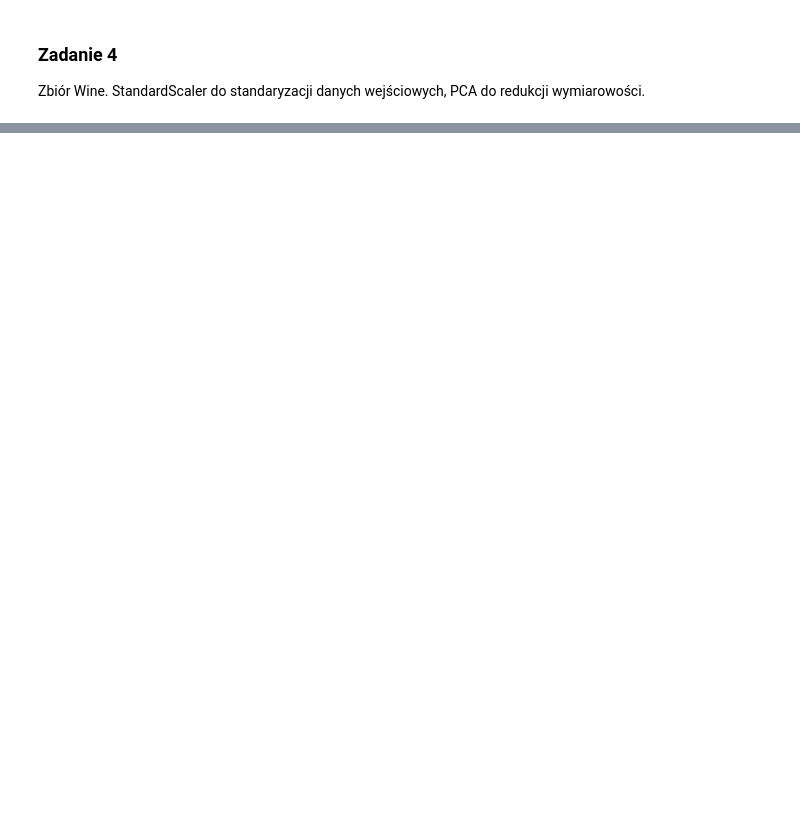
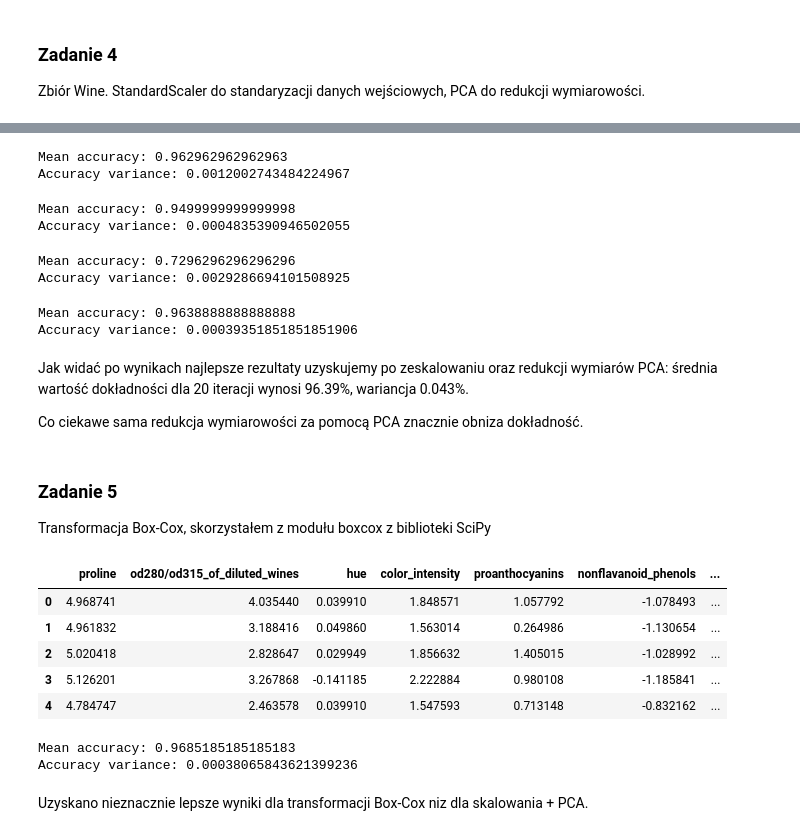
Before and after one commit to FilipKatulski/machine-learning, a Jupyter notebook: LAB5/lab5.ipynb, the cells around one changed output, grey strips where cells are left out. Drawn from its saved outputs; the diff is of its cells as text; code cells hidden in the pictures; blank space fills up the shorter version.

```diff
--- a/LAB5/lab5.ipynb
+++ b/LAB5/lab5.ipynb
@@ -112,3 +112,12 @@ Zbiór Wine. StandardScaler do standaryzacji danych wejściowych, PCA do redukcj
 # %%
 from sklearn.preprocessing import StandardScaler
 from sklearn.decomposition import PCA
+# %%
+wine_df = load_wine(as_frame=True)
+
+scaler = StandardScaler()
+pca = PCA(n_components=2) # 2D
+
+wine_scaled_df = pd.DataFrame(scaler.fit_transform(wine_df['frame'].drop(columns=['target'])), columns=wine_df['frame'].drop(columns=['target']).columns).join(wine_df['frame']['target'])
+wine_pca_df = pd.DataFrame(pca.fit(wine_df['frame'].drop(columns=['target'])).transform(wine_df['frame'].drop(columns=['target'])), columns=['feature1', 'feature2']).join(wine_df['frame']['target'])
+wine_pca_scaled_df = pd.DataFrame(pca.fit(wine_scaled_df.drop(columns=['target'])).transform(wine_scaled_df.drop(columns=['target'])), columns=['feature1', 'feature2']).join(wine_scaled_df['target'])
@@ -114,0 +146,28 @@ from sklearn.decomposition import PCA
+# %%
+classification_wine(wine_df['frame'])
+# %% [output]
+Mean accuracy: 0.962962962962963
+Accuracy variance: 0.0012002743484224967
+# %%
+classification_wine(wine_scaled_df)
+# %% [output]
+Mean accuracy: 0.9499999999999998
+Accuracy variance: 0.0004835390946502055
+# %%
+classification_wine(wine_pca_df)
+# %% [output]
+Mean accuracy: 0.7296296296296296
+Accuracy variance: 0.0029286694101508925
+# %%
+classification_wine(wine_pca_scaled_df)
+# %% [output]
+Mean accuracy: 0.9638888888888888
+Accuracy variance: 0.00039351851851851906
+# %% [markdown]
+Jak widać po wynikach najlepsze rezultaty uzyskujemy po zeskalowaniu oraz redukcji wymiarów PCA: średnia wartość dokładności dla 20 iteracji wynosi 96.39%, wariancja 0.043%.
+
+Co ciekawe sama redukcja wymiarowości za pomocą PCA znacznie obniza dokładność.
+# %% [markdown]
+### Zadanie 5
+
+Transformacja Box-Cox, skorzystałem z modułu boxcox z biblioteki SciPy
@@ -114,0 +176,24 @@ from sklearn.decomposition import PCA
+# %%
+boxcox_df = pd.DataFrame([])
+tmp_df = wine_df['frame'].drop(columns=['target'])
+for column in tmp_df.columns:
+    transformed = pd.DataFrame(boxcox(tmp_df[column])[0], columns=[column])
+    boxcox_df=transformed.join(boxcox_df)
+
+boxcox_df=boxcox_df.join(wine_df['frame']['target'])
+# %%
+boxcox_df.head()
+# %% [output]
+|  | proline | od280/od315_of_diluted_wines | hue | color_intensity | proanthocyanins | nonflavanoid_phenols | ... |
+| 0 | 4.968741 | 4.035440 | 0.039910 | 1.848571 | 1.057792 | -1.078493 | ... |
+| 1 | 4.961832 | 3.188416 | 0.049860 | 1.563014 | 0.264986 | -1.130654 | ... |
+| 2 | 5.020418 | 2.828647 | 0.029949 | 1.856632 | 1.405015 | -1.028992 | ... |
+| 3 | 5.126201 | 3.267868 | -0.141185 | 2.222884 | 0.980108 | -1.185841 | ... |
+| 4 | 4.784747 | 2.463578 | 0.039910 | 1.547593 | 0.713148 | -0.832162 | ... |
+# %%
+classification_wine(boxcox_df)
+# %% [output]
+Mean accuracy: 0.9685185185185183
+Accuracy variance: 0.00038065843621399236
+# %% [markdown]
+Uzyskano nieznacznie lepsze wyniki dla transformacji Box-Cox niz dla skalowania + PCA.
```
Also changed, not shown: parts of 17 cells of this notebook, 1 other file.
